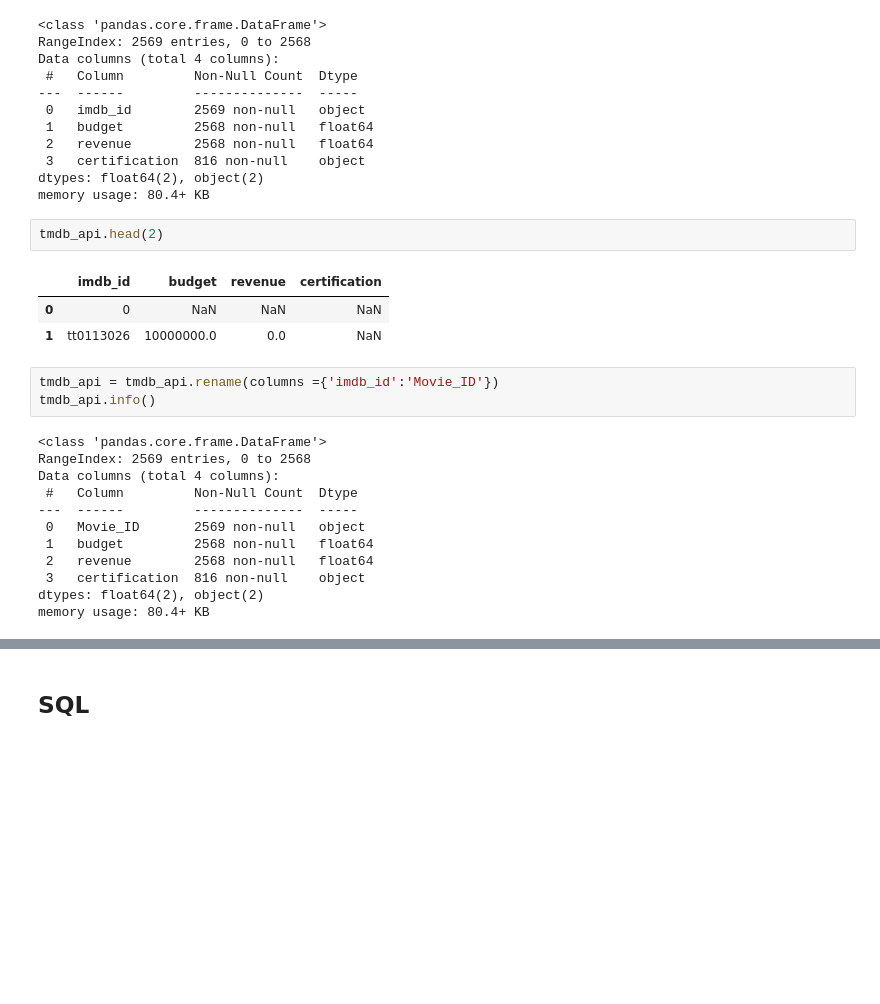
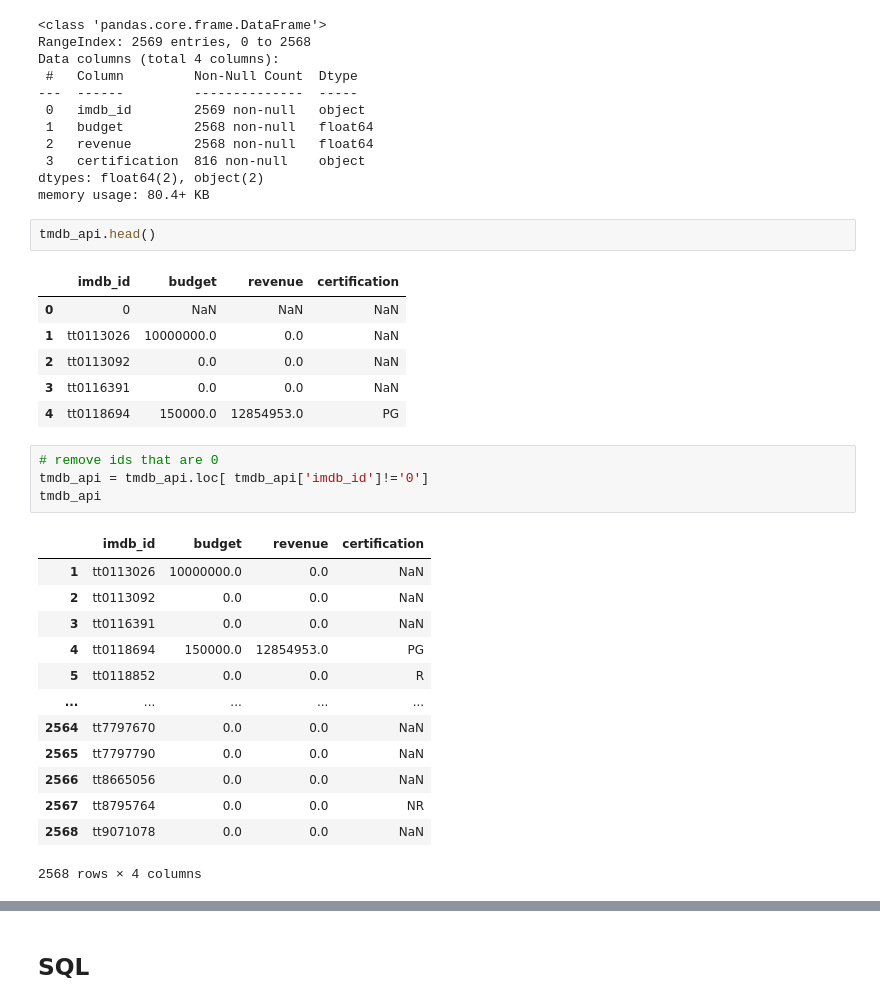
Before and after one commit to Luz-Dobbins/Movie-Database, a Jupyter notebook: Project 3 Part 3.ipynb, the cells around one changed output, grey strips where cells are left out. Saved outputs shown, nothing was run; the diff lists cells and outputs as text; blank space fills up the shorter version.

```diff
--- a/Project 3 Part 3.ipynb
+++ b/Project 3 Part 3.ipynb
@@ -278,23 +192,29 @@ Data columns (total 4 columns):
 dtypes: float64(2), object(2)
 memory usage: 80.4+ KB
 # %%
-tmdb_api.head(2)
+tmdb_api.head()
 # %% [output]
 |  | imdb_id | budget | revenue | certification |
 | 0 | 0 | NaN | NaN | NaN |
 | 1 | tt0113026 | 10000000.0 | 0.0 | NaN |
+| 2 | tt0113092 | 0.0 | 0.0 | NaN |
+| 3 | tt0116391 | 0.0 | 0.0 | NaN |
+| 4 | tt0118694 | 150000.0 | 12854953.0 | PG |
-# %%
-tmdb_api = tmdb_api.rename(columns ={'imdb_id':'Movie_ID'})
-tmdb_api.info()
-# %% [output]
-<class 'pandas.core.frame.DataFrame'>
-RangeIndex: 2569 entries, 0 to 2568
-Data columns (total 4 columns):
- #   Column         Non-Null Count  Dtype
----  ------         --------------  -----
- 0   Movie_ID       2569 non-null   object
- 1   budget         2568 non-null   float64
- 2   revenue        2568 non-null   float64
- 3   certification  816 non-null    object
-dtypes: float64(2), object(2)
-memory usage: 80.4+ KB
+# %%
+# remove ids that are 0
+tmdb_api = tmdb_api.loc[ tmdb_api['imdb_id']!='0']
+tmdb_api
+# %% [output]
+|  | imdb_id | budget | revenue | certification |
+| 1 | tt0113026 | 10000000.0 | 0.0 | NaN |
+| 2 | tt0113092 | 0.0 | 0.0 | NaN |
+| 3 | tt0116391 | 0.0 | 0.0 | NaN |
+| 4 | tt0118694 | 150000.0 | 12854953.0 | PG |
+| 5 | tt0118852 | 0.0 | 0.0 | R |
+| ... | ... | ... | ... | ... |
+| 2564 | tt7797670 | 0.0 | 0.0 | NaN |
+| 2565 | tt7797790 | 0.0 | 0.0 | NaN |
+| 2566 | tt8665056 | 0.0 | 0.0 | NaN |
+| 2567 | tt8795764 | 0.0 | 0.0 | NR |
+| 2568 | tt9071078 | 0.0 | 0.0 | NaN |
+2568 rows × 4 columns
```
Also changed, not shown: parts of 43 cells of this notebook, 15 other files.
